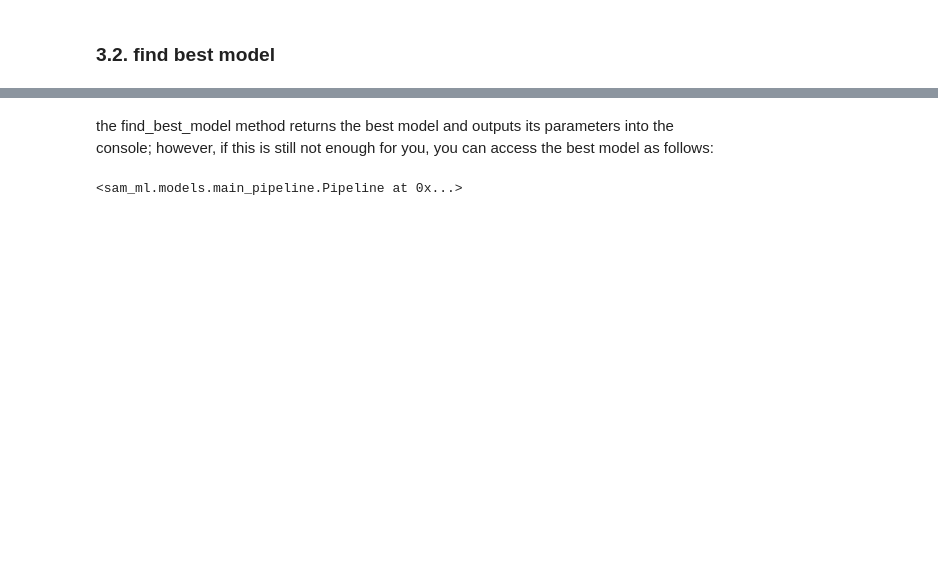
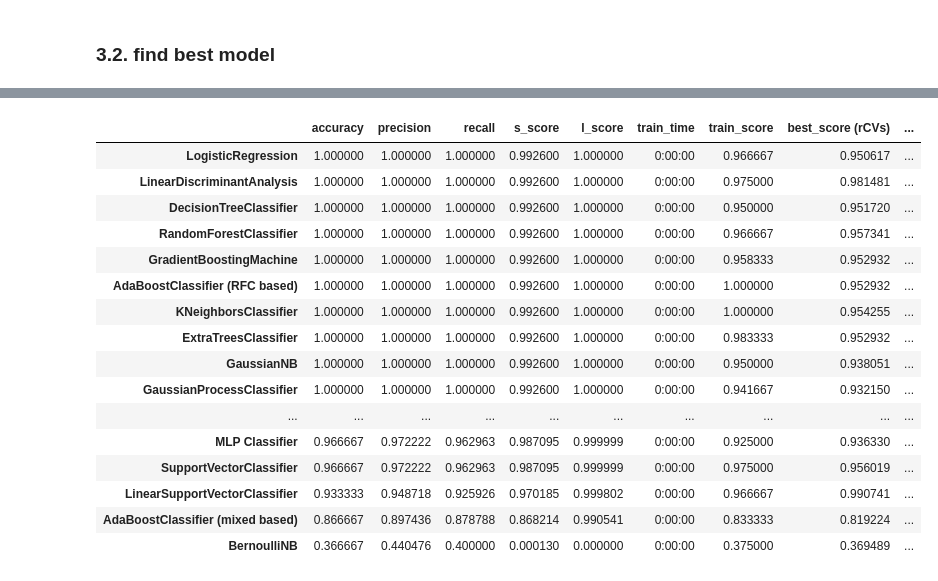
Before and after one commit to Priapos1004/SAM_ML, a Jupyter notebook: examples/iris_auto_classifier_finder.ipynb, the cells around one changed output, grey strips where cells are left out. Cells and saved outputs as stored; diff of their text form; code cells hidden in the pictures; blank space fills up the shorter version.

```diff
--- a/examples/iris_auto_classifier_finder.ipynb
+++ b/examples/iris_auto_classifier_finder.ipynb
@@ -228,6 +229,20 @@ weighted avg       1.00      1.00      1.00        30
-# %% [markdown]
-the find_best_model method returns the best model and outputs its parameters into the console; however, if this is still not enough for you, you can access the best model as follows:
-# %%
-tester.best_model
-# %% [output]
-<sam_ml.models.main_pipeline.Pipeline at 0x...>
+# %%
+tester.output_scores_as_pd(sort_by=["recall", "train_time"], console_out=False)
+# %% [output]
+|  | accuracy | precision | recall | s_score | l_score | train_time | train_score | best_score (rCVs) | ... |
+| LogisticRegression | 1.000000 | 1.000000 | 1.000000 | 0.992600 | 1.000000 | 0:00:00 | 0.966667 | 0.950617 | ... |
+| LinearDiscriminantAnalysis | 1.000000 | 1.000000 | 1.000000 | 0.992600 | 1.000000 | 0:00:00 | 0.975000 | 0.981481 | ... |
+| DecisionTreeClassifier | 1.000000 | 1.000000 | 1.000000 | 0.992600 | 1.000000 | 0:00:00 | 0.950000 | 0.951720 | ... |
+| RandomForestClassifier | 1.000000 | 1.000000 | 1.000000 | 0.992600 | 1.000000 | 0:00:00 | 0.966667 | 0.957341 | ... |
+| GradientBoostingMachine | 1.000000 | 1.000000 | 1.000000 | 0.992600 | 1.000000 | 0:00:00 | 0.958333 | 0.952932 | ... |
+| AdaBoostClassifier (RFC based) | 1.000000 | 1.000000 | 1.000000 | 0.992600 | 1.000000 | 0:00:00 | 1.000000 | 0.952932 | ... |
+| KNeighborsClassifier | 1.000000 | 1.000000 | 1.000000 | 0.992600 | 1.000000 | 0:00:00 | 1.000000 | 0.954255 | ... |
+| ExtraTreesClassifier | 1.000000 | 1.000000 | 1.000000 | 0.992600 | 1.000000 | 0:00:00 | 0.983333 | 0.952932 | ... |
+| GaussianNB | 1.000000 | 1.000000 | 1.000000 | 0.992600 | 1.000000 | 0:00:00 | 0.950000 | 0.938051 | ... |
+| GaussianProcessClassifier | 1.000000 | 1.000000 | 1.000000 | 0.992600 | 1.000000 | 0:00:00 | 0.941667 | 0.932150 | ... |
+| ... | ... | ... | ... | ... | ... | ... | ... | ... | ... |
+| MLP Classifier | 0.966667 | 0.972222 | 0.962963 | 0.987095 | 0.999999 | 0:00:00 | 0.925000 | 0.936330 | ... |
+| SupportVectorClassifier | 0.966667 | 0.972222 | 0.962963 | 0.987095 | 0.999999 | 0:00:00 | 0.975000 | 0.956019 | ... |
+| LinearSupportVectorClassifier | 0.933333 | 0.948718 | 0.925926 | 0.970185 | 0.999802 | 0:00:00 | 0.966667 | 0.990741 | ... |
+| AdaBoostClassifier (mixed based) | 0.866667 | 0.897436 | 0.878788 | 0.868214 | 0.990541 | 0:00:00 | 0.833333 | 0.819224 | ... |
+| BernoulliNB | 0.366667 | 0.440476 | 0.400000 | 0.000130 | 0.000000 | 0:00:00 | 0.375000 | 0.369489 | ... |
```
Also changed, not shown: parts of 15 cells of this notebook.
